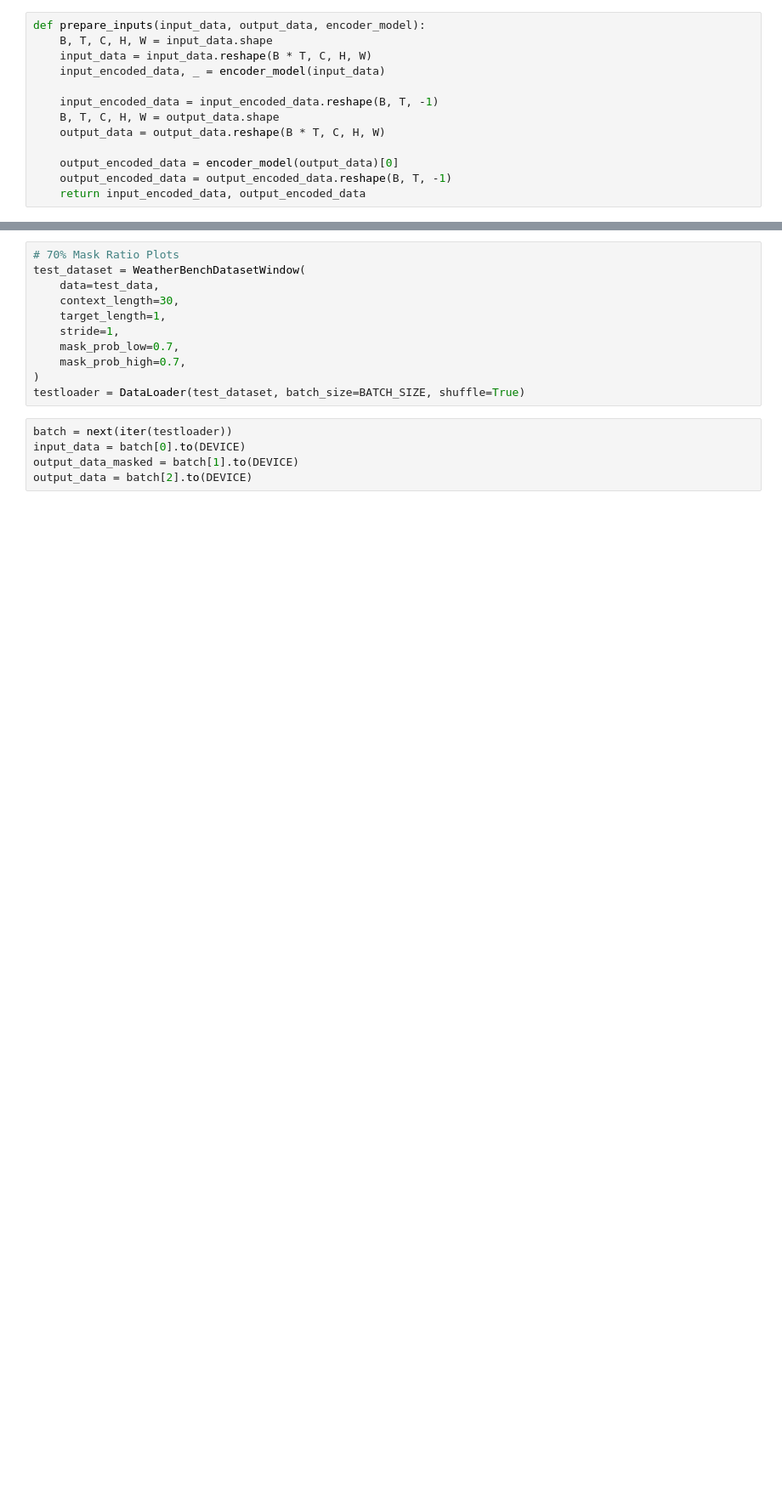
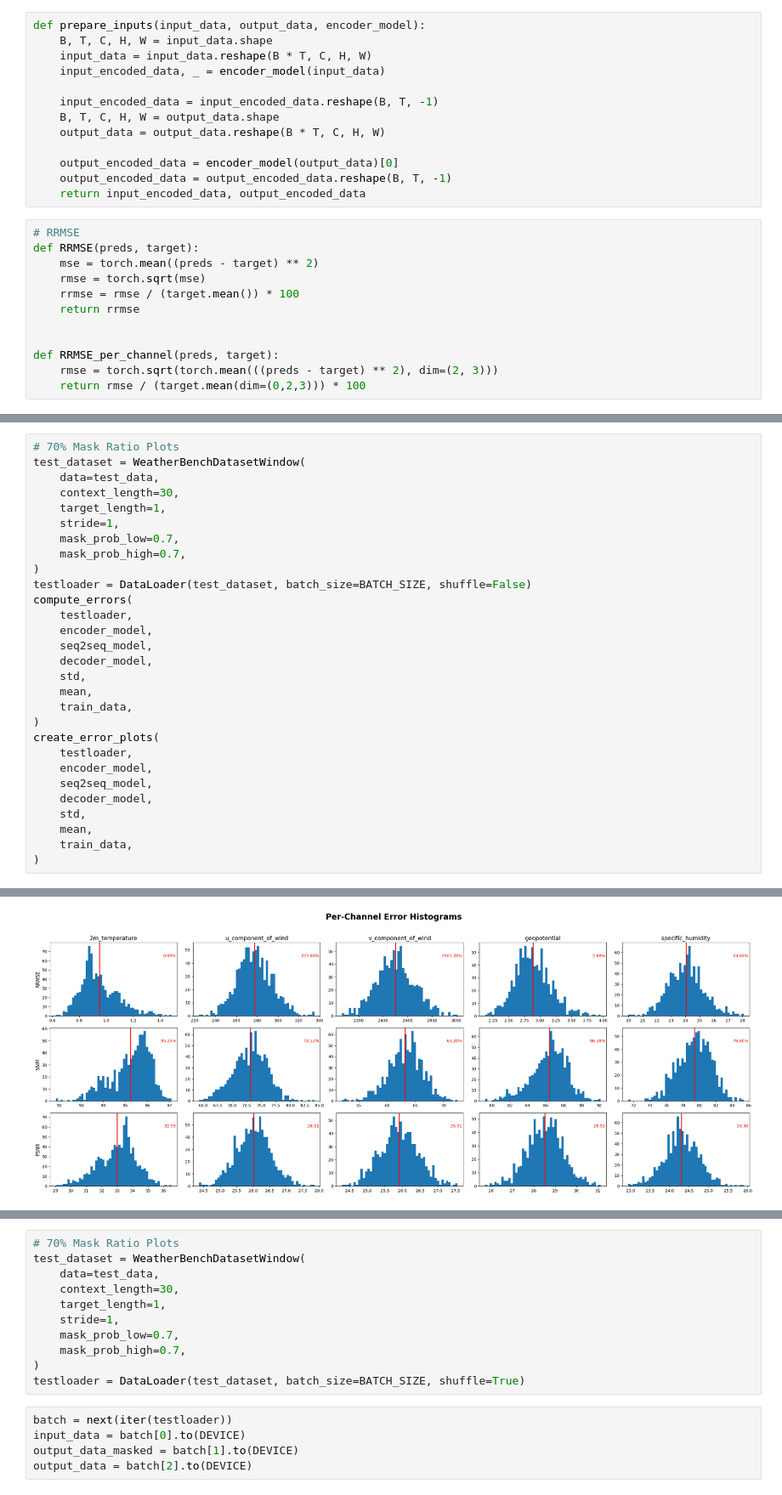
Before and after one commit to nathanwbailey/msc_project, a Jupyter notebook: part_4_improved_decoder/autoencoder_hard_neg/eval.ipynb, the cells around one changed output, grey strips where cells are left out. Shown at 85% size. Saved outputs shown, nothing was run; the diff lists cells and outputs as text; blank space fills up the shorter version.

Commit message:
Updates to Latent Model

```diff
--- a/part_4_improved_decoder/autoencoder_hard_neg/eval.ipynb
+++ b/part_4_improved_decoder/autoencoder_hard_neg/eval.ipynb
@@ -117,6 +119,18 @@ def prepare_inputs(input_data, output_data, encoder_model):
     output_encoded_data = encoder_model(output_data)[0]
     output_encoded_data = output_encoded_data.reshape(B, T, -1)
     return input_encoded_data, output_encoded_data
+# %%
+# RRMSE
+def RRMSE(preds, target):
+    mse = torch.mean((preds - target) ** 2)
+    rmse = torch.sqrt(mse)
+    rrmse = rmse / (target.mean()) * 100
+    return rrmse
+
+
+def RRMSE_per_channel(preds, target):
+    rmse = torch.sqrt(torch.mean(((preds - target) ** 2), dim=(2, 3)))
+    return rmse / (target.mean(dim=(0,2,3))) * 100
 # %%
 def compute_errors(
     testloader,
@@ -414,0 +412,30 @@ Relative Change from Latent to Decoded MSE: 68.1359
+# %%
+# 70% Mask Ratio Plots
+test_dataset = WeatherBenchDatasetWindow(
+    data=test_data,
+    context_length=30,
+    target_length=1,
+    stride=1,
+    mask_prob_low=0.7,
+    mask_prob_high=0.7,
+)
+testloader = DataLoader(test_dataset, batch_size=BATCH_SIZE, shuffle=False)
+compute_errors(
+    testloader,
+    encoder_model,
+    seq2seq_model,
+    decoder_model,
+    std,
+    mean,
+    train_data,
+)
+create_error_plots(
+    testloader,
+    encoder_model,
+    seq2seq_model,
+    decoder_model,
+    std,
+    mean,
+    train_data,
+)
+# %% [output]
@@ -415,3 +450,4 @@ Relative Change from Latent to Decoded MSE: 68.1359
+[figure, added]
 # %%
 # 20-90% Mask Ratio Plots
 test_dataset = WeatherBenchDatasetWindow(
```
Also changed, not shown: parts of 10 cells of this notebook, 16 other files.
